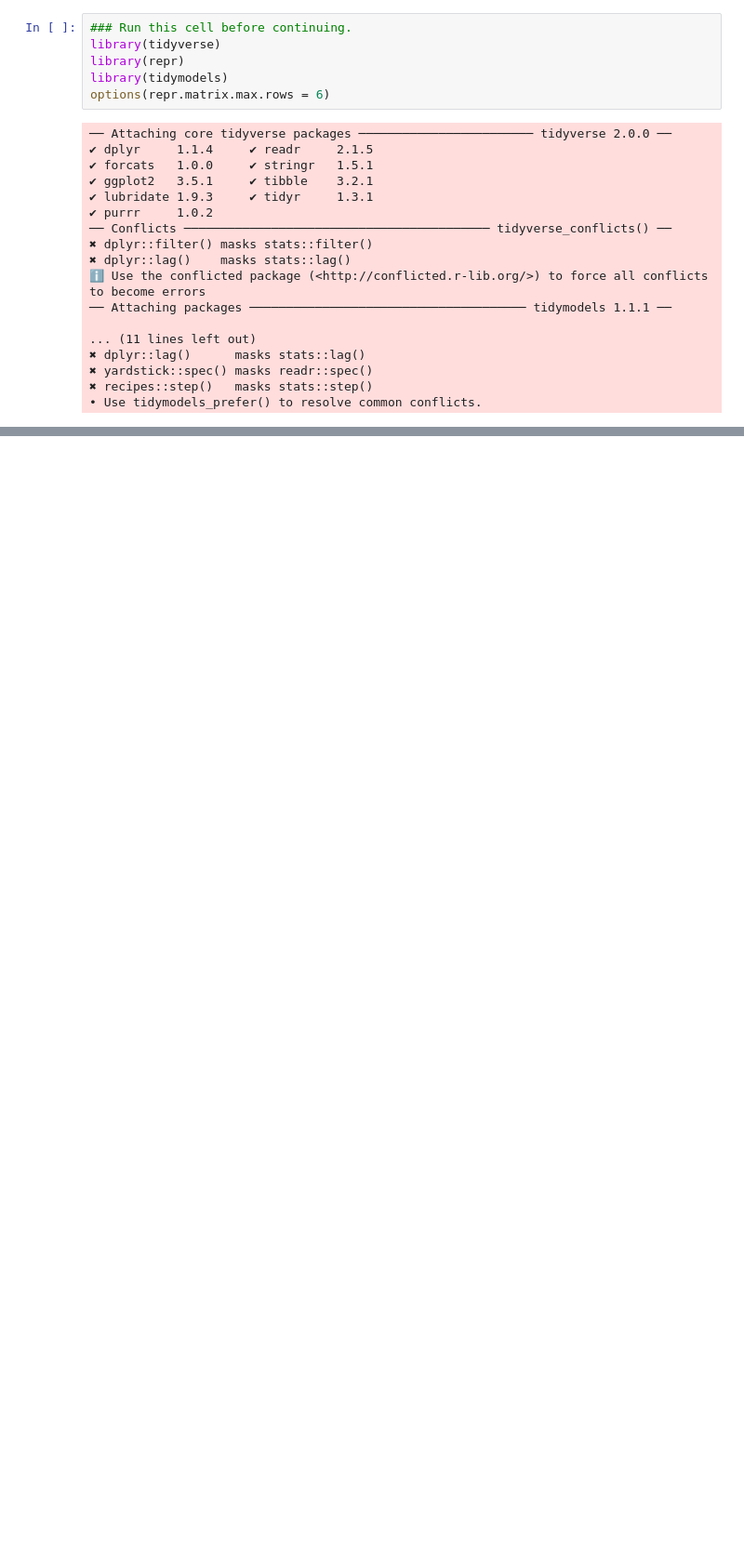
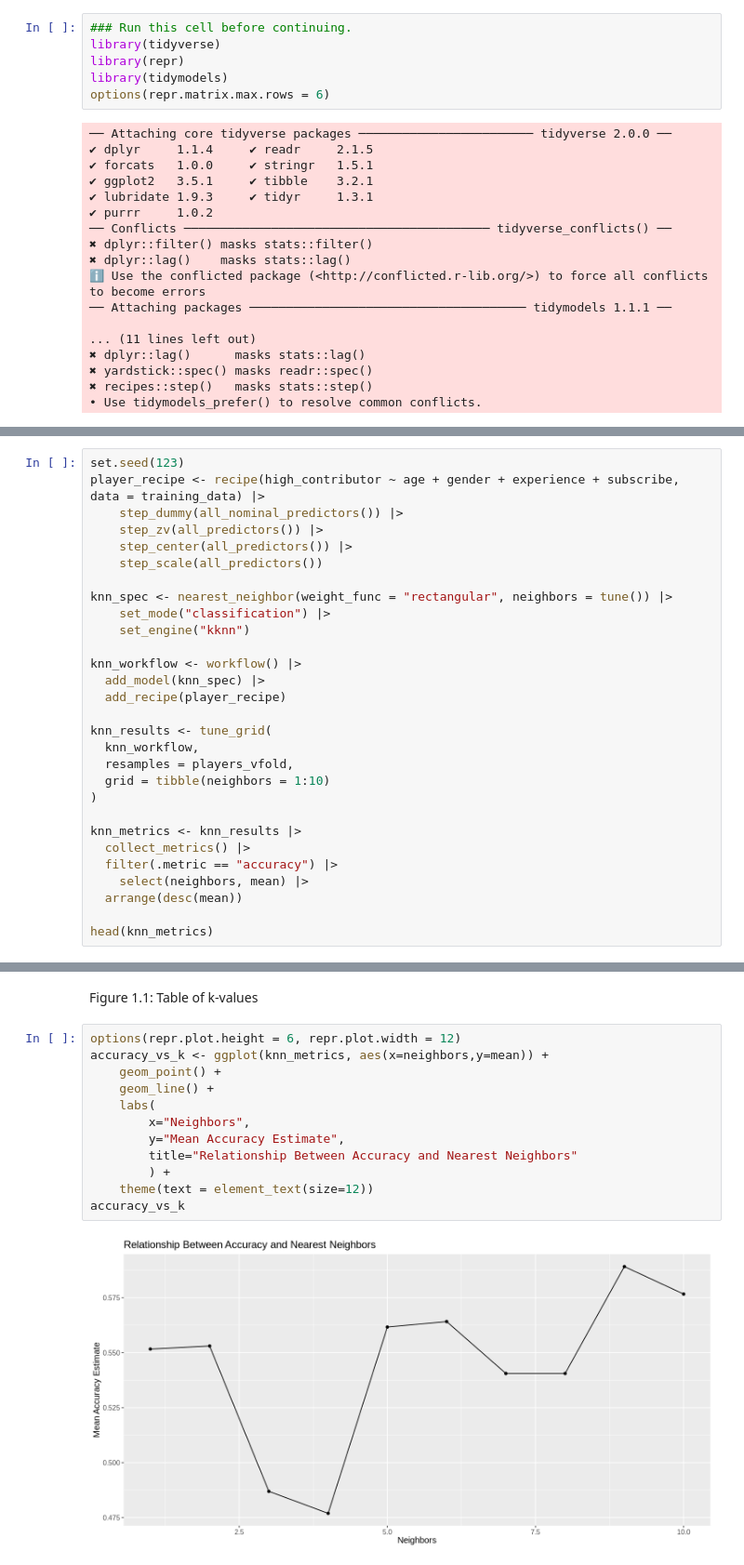
Before and after one commit to AnushriSharma/dsci-100-2025S1-project-repository, a Jupyter notebook: DSCI100Project.ipynb, the cells around one changed output, grey strips where cells are left out. Shown at 93% size. Cells and saved outputs as stored; diff of their text form; blank space fills up the shorter version.

Commit message:
Draft of Project with majority of code completed
Still need to fine tune code and make edits. Analysis and descriptions still need to be written for bottom half.

```diff
--- a/DSCI100Project.ipynb
+++ b/DSCI100Project.ipynb
@@ -45,0 +256,29 @@ lgl (1): subscribe
+# %%
+set.seed(123)
+player_recipe <- recipe(high_contributor ~ age + gender + experience + subscribe, data = training_data) |>
+    step_dummy(all_nominal_predictors()) |>
+    step_zv(all_predictors()) |>
+    step_center(all_predictors()) |>
+    step_scale(all_predictors())
+
+knn_spec <- nearest_neighbor(weight_func = "rectangular", neighbors = tune()) |>
+    set_mode("classification") |>
+    set_engine("kknn")
+
+knn_workflow <- workflow() |>
+  add_model(knn_spec) |>
+  add_recipe(player_recipe)
+
+knn_results <- tune_grid(
+  knn_workflow,
+  resamples = players_vfold,
+  grid = tibble(neighbors = 1:10)
+)
+
+knn_metrics <- knn_results |>
+  collect_metrics() |>
+  filter(.metric == "accuracy") |>
+    select(neighbors, mean) |>
+  arrange(desc(mean))
+
+head(knn_metrics)
@@ -45,0 +295,16 @@ lgl (1): subscribe
+# %% [markdown]
+Figure 1.1: Table of k-values
+# %%
+options(repr.plot.height = 6, repr.plot.width = 12)
+accuracy_vs_k <- ggplot(knn_metrics, aes(x=neighbors,y=mean)) +
+    geom_point() +
+    geom_line() +
+    labs(
+        x="Neighbors",
+        y="Mean Accuracy Estimate",
+        title="Relationship Between Accuracy and Nearest Neighbors"
+        ) +
+    theme(text = element_text(size=12))
+accuracy_vs_k
+# %% [output]
+[figure, added]
```
Also changed, not shown: parts of 14 cells of this notebook.
